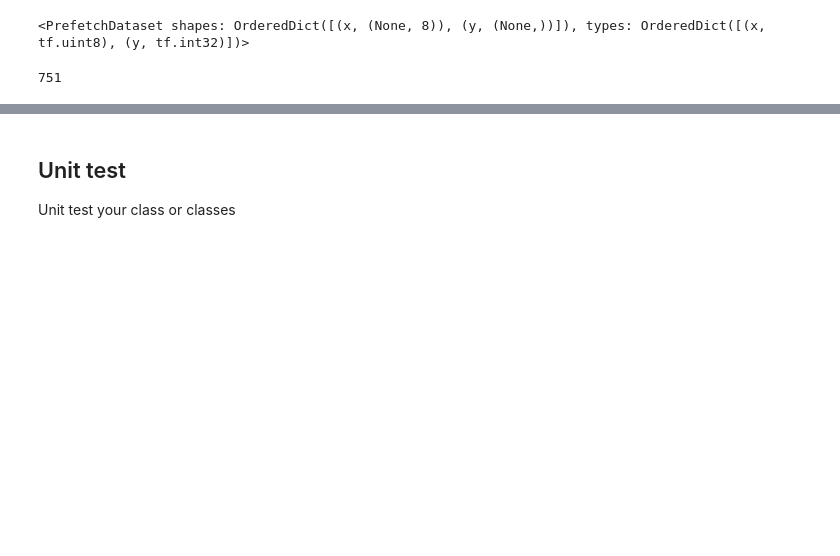
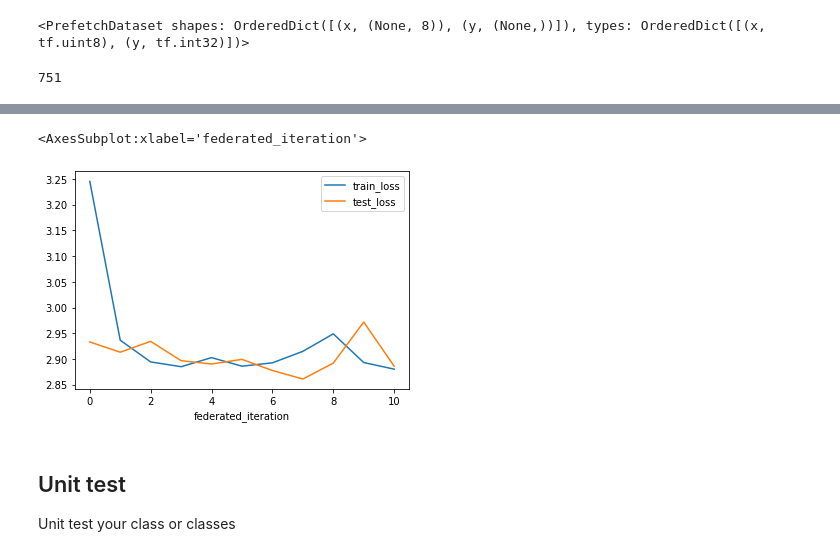
Before and after one commit to City-of-Helsinki/ml_federated_customer_journey, a Jupyter notebook: 01_model.ipynb, the cells around one changed output, grey strips where cells are left out. Drawn from its saved outputs; the diff is of its cells as text; code cells hidden in the pictures; blank space fills up the shorter version.

Commit message:
added test loss & plotting

```diff
--- a/01_model.ipynb
+++ b/01_model.ipynb
@@ -218,6 +199,9 @@ Use `tf.compat.v1.graph_util.extract_sub_graph`
 WARNING:tensorflow:From /anaconda/envs/federated_customer_path/lib/python3.8/site-packages/tensorflow_federated/python/core/impl/compiler/tensorflow_computation_transformations.py:59: extract_sub_grap ...
 Instructions for updating:
 Use `tf.compat.v1.graph_util.extract_sub_graph`
+# %%
+# evaluation
+evaluation = tff.learning.build_federated_evaluation(model_fn)
 # %%
 iterable = train_data.create_tf_dataset_for_client(train_data.client_ids[1])
 # %%
@@ -274,5 +246,0 @@ round  1, metrics=OrderedDict([('broadcast', ()), ('aggregation', OrderedDict([(
-# %%
-for i in range(10):
-    state, metrics = iterative_process.next(state, batch_client_data(train_data))
-
-    print("round  {}, metrics={}".format(i, metrics))
@@ -289,0 +256,35 @@ round  9, metrics=OrderedDict([('broadcast', ()), ('aggregation', OrderedDict([(
+# %%
+state, train_metrics = iterative_process.next(state, batch_client_data(train_data))
+test_metrics = evaluation(state.model, batch_client_data(test_data))
+
+print("round  1, metrics={}".format(train_metrics))
+
+metrics_df = pd.DataFrame(
+    {
+        "federated_iteration": [0],
+        "train_loss": [train_metrics["train"]["loss"]],
+        "train_size": [train_metrics["stat"]["num_examples"]],
+        "test_loss": [test_metrics["loss"]],
+    }
+)  # , 'test_loss': float, 'test_size':int})
+
+for i in range(10):
+    state, train_metrics = iterative_process.next(state, batch_client_data(train_data))
+    test_metrics = evaluation(state.model, batch_client_data(test_data))
+    metrics_df = pd.concat(
+        (
+            metrics_df,
+            pd.DataFrame(
+                {
+                    "federated_iteration": [i + 1],
+                    "train_loss": [train_metrics["train"]["loss"]],
+                    "train_size": [train_metrics["stat"]["num_examples"]],
+                    "test_loss": [test_metrics["loss"]],
+                }
+            ),
+        ),
+        axis=0,
+    )
+    print("federated_iteration  {}, metrics={}".format(i + 1, train_metrics))
+metrics_df.set_index("federated_iteration", drop=True, inplace=True)
+metrics_df
@@ -290,3 +316,8 @@ round  9, metrics=OrderedDict([('broadcast', ()), ('aggregation', OrderedDict([(
+# %%
+metrics_df.plot(y=["train_loss", "test_loss"])
+# %% [output]
+<AxesSubplot:xlabel='federated_iteration'>
+[figure, added]
 # %% [markdown]
 ## Unit test
 
```
Also changed, not shown: parts of 8 cells of this notebook.
